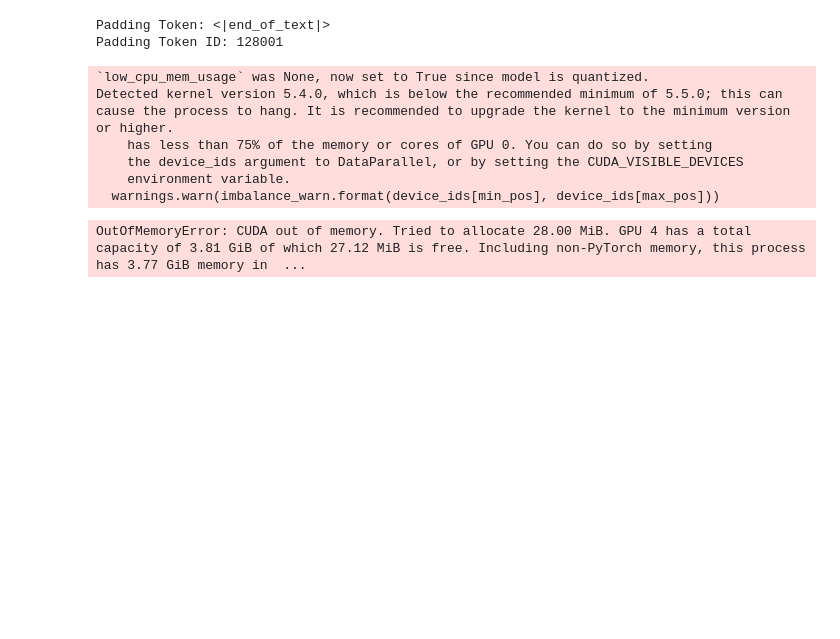
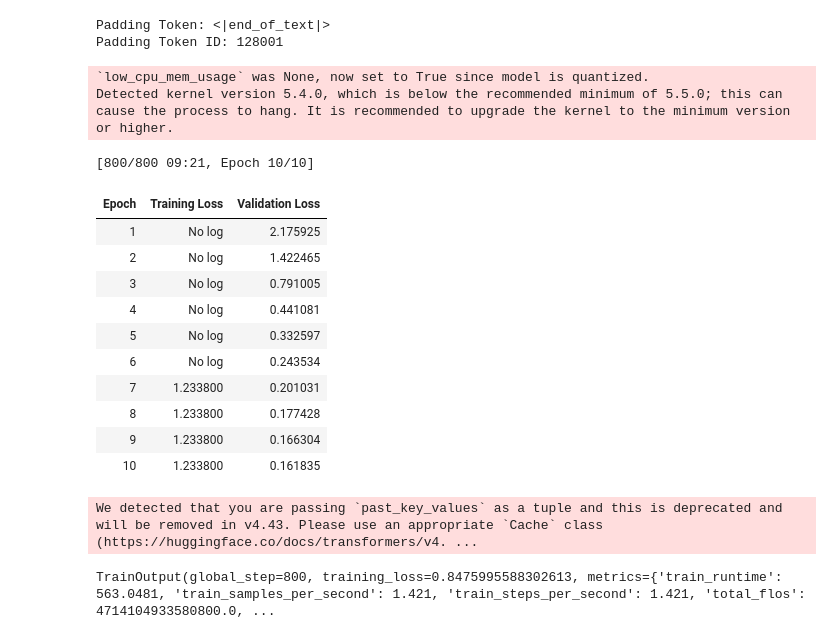
Before and after one commit to joecodeai/Automatic_CCE, a Jupyter notebook: train.ipynb, the cells around one changed output. Saved outputs shown, nothing was run; the diff lists cells and outputs as text; code cells hidden in the pictures; blank space fills up the shorter version.

```diff
--- a/train.ipynb
+++ b/train.ipynb
@@ -102,10 +104,10 @@ tokenized_dataset = dataset.map(preprocess_function, batched=True)
 training_args = TrainingArguments(
     output_dir="./results",
     evaluation_strategy="epoch",
-    learning_rate=2e-5,
-    per_device_train_batch_size=4,
-    per_device_eval_batch_size=4,
-    num_train_epochs=3,
+    learning_rate=5e-5,
+    per_device_train_batch_size=1,
+    per_device_eval_batch_size=1,
+    num_train_epochs=10,
     weight_decay=0.01,
     save_steps=500,
     save_total_limit=2,
@@ -126,38 +128,47 @@ model = AutoModelForCausalLM.from_pretrained(
     model_id,
     quantization_config=bnb_config,
     torch_dtype=torch.bfloat16,
     )
 # model.to(device)
 
 peft_config = LoraConfig(
     lora_alpha=16,
     lora_dropout=0.1,
     r=64,
     bias="none",
     task_type="CAUSAL_LM",
     target_modules="all-linear",
 )
 
 # Initialize the Trainer
 trainer = SFTTrainer(
     model=model,
     args=training_args,
     train_dataset=tokenized_dataset,
     eval_dataset=tokenized_dataset,  # Use a separate validation set for better evaluation
     peft_config=peft_config,
 
 )
 
 # Start training
 trainer.train()
 # %% [output]
 `low_cpu_mem_usage` was None, now set to True since model is quantized.
 Detected kernel version 5.4.0, which is below the recommended minimum of 5.5.0; this can cause the process to hang. It is recommended to upgrade the kernel to the minimum version or higher.
-    has less than 75% of the memory or cores of GPU 0. You can do so by setting
-    the device_ids argument to DataParallel, or by setting the CUDA_VISIBLE_DEVICES
-    environment variable.
-  warnings.warn(imbalance_warn.format(device_ids[min_pos], device_ids[max_pos]))
-OutOfMemoryError: CUDA out of memory. Tried to allocate 28.00 MiB. GPU 4 has a total capacity of 3.81 GiB of which 27.12 MiB is free. Including non-PyTorch memory, this process has 3.77 GiB memory in  ...
+[800/800 09:21, Epoch 10/10]
+| Epoch | Training Loss | Validation Loss |
+| 1 | No log | 2.175925 |
+| 2 | No log | 1.422465 |
+| 3 | No log | 0.791005 |
+| 4 | No log | 0.441081 |
+| 5 | No log | 0.332597 |
+| 6 | No log | 0.243534 |
+| 7 | 1.233800 | 0.201031 |
+| 8 | 1.233800 | 0.177428 |
+| 9 | 1.233800 | 0.166304 |
+| 10 | 1.233800 | 0.161835 |
+We detected that you are passing `past_key_values` as a tuple and this is deprecated and will be removed in v4.43. Please use an appropriate `Cache` class (https://huggingface.co/docs/transformers/v4. ...
+TrainOutput(global_step=800, training_loss=0.8475995588302613, metrics={'train_runtime': 563.0481, 'train_samples_per_second': 1.421, 'train_steps_per_second': 1.421, 'total_flos': 4714104933580800.0, ...
 # %%
 model.save_pretrained('./trained_model')
 tokenizer.save_pretrained('./trained_model')
```
Also changed, not shown: parts of 4 cells of this notebook, 1 other file.
